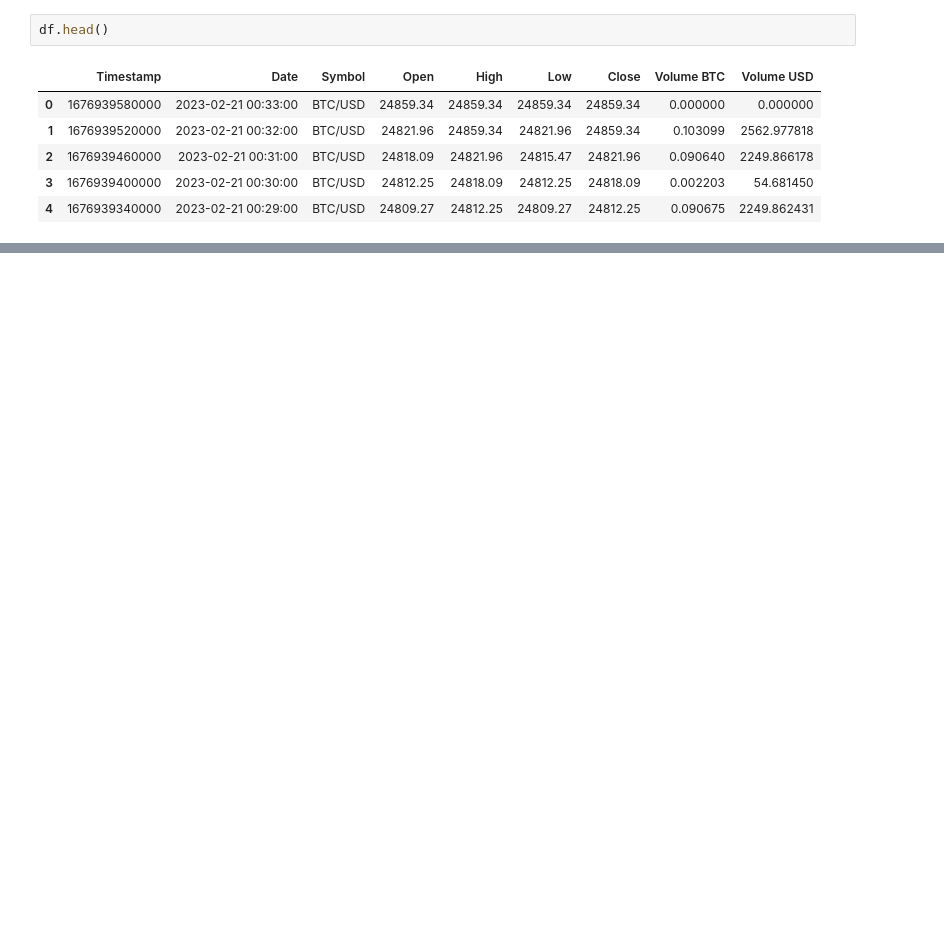
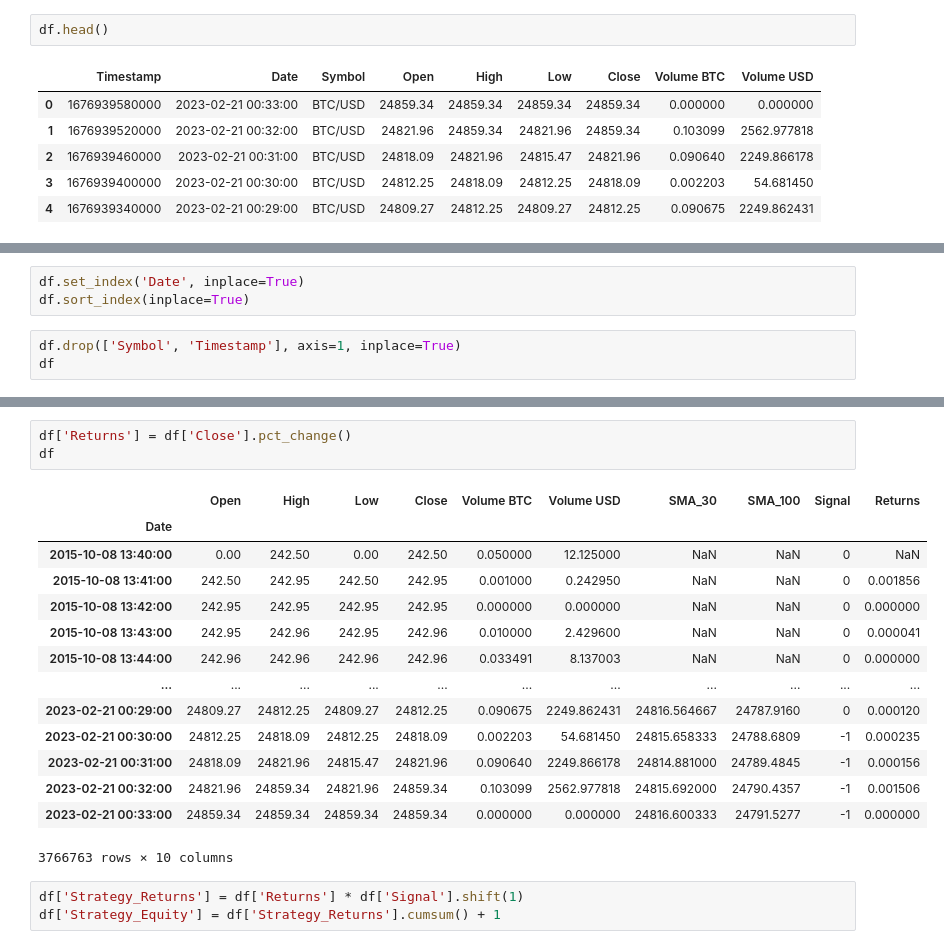
Before and after one commit to NikitaBryndak/bitcoin-backtest, a Jupyter notebook: exploration.ipynb, the cells around one changed output, grey strips where cells are left out. Drawn from its saved outputs; the diff is of its cells as text; blank space fills up the shorter version.

```diff
--- a/exploration.ipynb
+++ b/exploration.ipynb
@@ -13,0 +57,6 @@ df.head()
+# %%
+df.set_index('Date', inplace=True)
+df.sort_index(inplace=True)
+# %%
+df.drop(['Symbol', 'Timestamp'], axis=1, inplace=True)
+df
@@ -13,0 +130,21 @@ df.head()
+# %%
+df['Returns'] = df['Close'].pct_change()
+df
+# %% [output]
+|  | Open | High | Low | Close | Volume BTC | Volume USD | SMA_30 | SMA_100 | Signal | Returns |
+| Date |  |  |  |  |  |  |  |  |  |  |
+| 2015-10-08 13:40:00 | 0.00 | 242.50 | 0.00 | 242.50 | 0.050000 | 12.125000 | NaN | NaN | 0 | NaN |
+| 2015-10-08 13:41:00 | 242.50 | 242.95 | 242.50 | 242.95 | 0.001000 | 0.242950 | NaN | NaN | 0 | 0.001856 |
+| 2015-10-08 13:42:00 | 242.95 | 242.95 | 242.95 | 242.95 | 0.000000 | 0.000000 | NaN | NaN | 0 | 0.000000 |
+| 2015-10-08 13:43:00 | 242.95 | 242.96 | 242.95 | 242.96 | 0.010000 | 2.429600 | NaN | NaN | 0 | 0.000041 |
+| 2015-10-08 13:44:00 | 242.96 | 242.96 | 242.96 | 242.96 | 0.033491 | 8.137003 | NaN | NaN | 0 | 0.000000 |
+| ... | ... | ... | ... | ... | ... | ... | ... | ... | ... | ... |
+| 2023-02-21 00:29:00 | 24809.27 | 24812.25 | 24809.27 | 24812.25 | 0.090675 | 2249.862431 | 24816.564667 | 24787.9160 | 0 | 0.000120 |
+| 2023-02-21 00:30:00 | 24812.25 | 24818.09 | 24812.25 | 24818.09 | 0.002203 | 54.681450 | 24815.658333 | 24788.6809 | -1 | 0.000235 |
+| 2023-02-21 00:31:00 | 24818.09 | 24821.96 | 24815.47 | 24821.96 | 0.090640 | 2249.866178 | 24814.881000 | 24789.4845 | -1 | 0.000156 |
+| 2023-02-21 00:32:00 | 24821.96 | 24859.34 | 24821.96 | 24859.34 | 0.103099 | 2562.977818 | 24815.692000 | 24790.4357 | -1 | 0.001506 |
+| 2023-02-21 00:33:00 | 24859.34 | 24859.34 | 24859.34 | 24859.34 | 0.000000 | 0.000000 | 24816.600333 | 24791.5277 | -1 | 0.000000 |
+3766763 rows × 10 columns
+# %%
+df['Strategy_Returns'] = df['Returns'] * df['Signal'].shift(1)
+df['Strategy_Equity'] = df['Strategy_Returns'].cumsum() + 1
```
Also changed, not shown: parts of 14 cells of this notebook.
